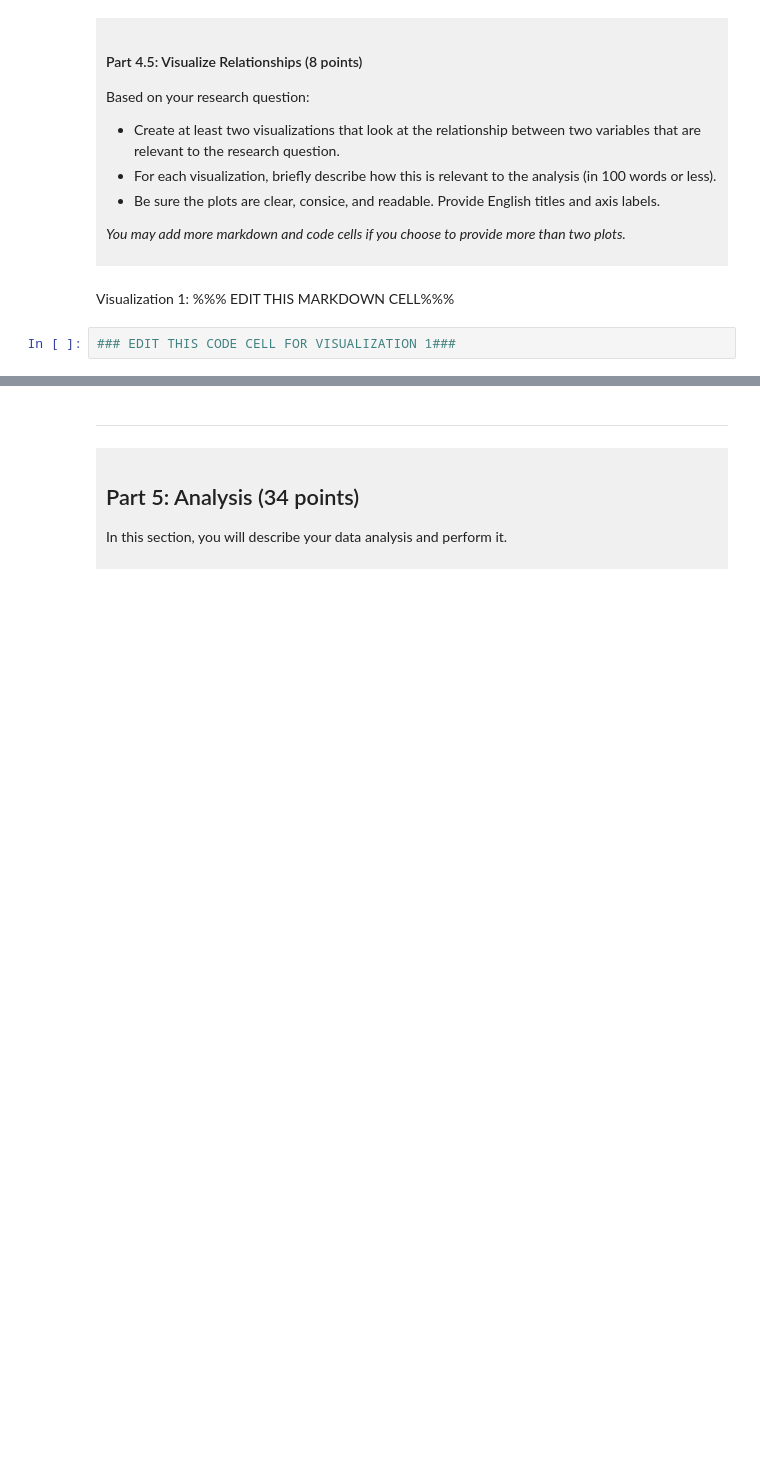
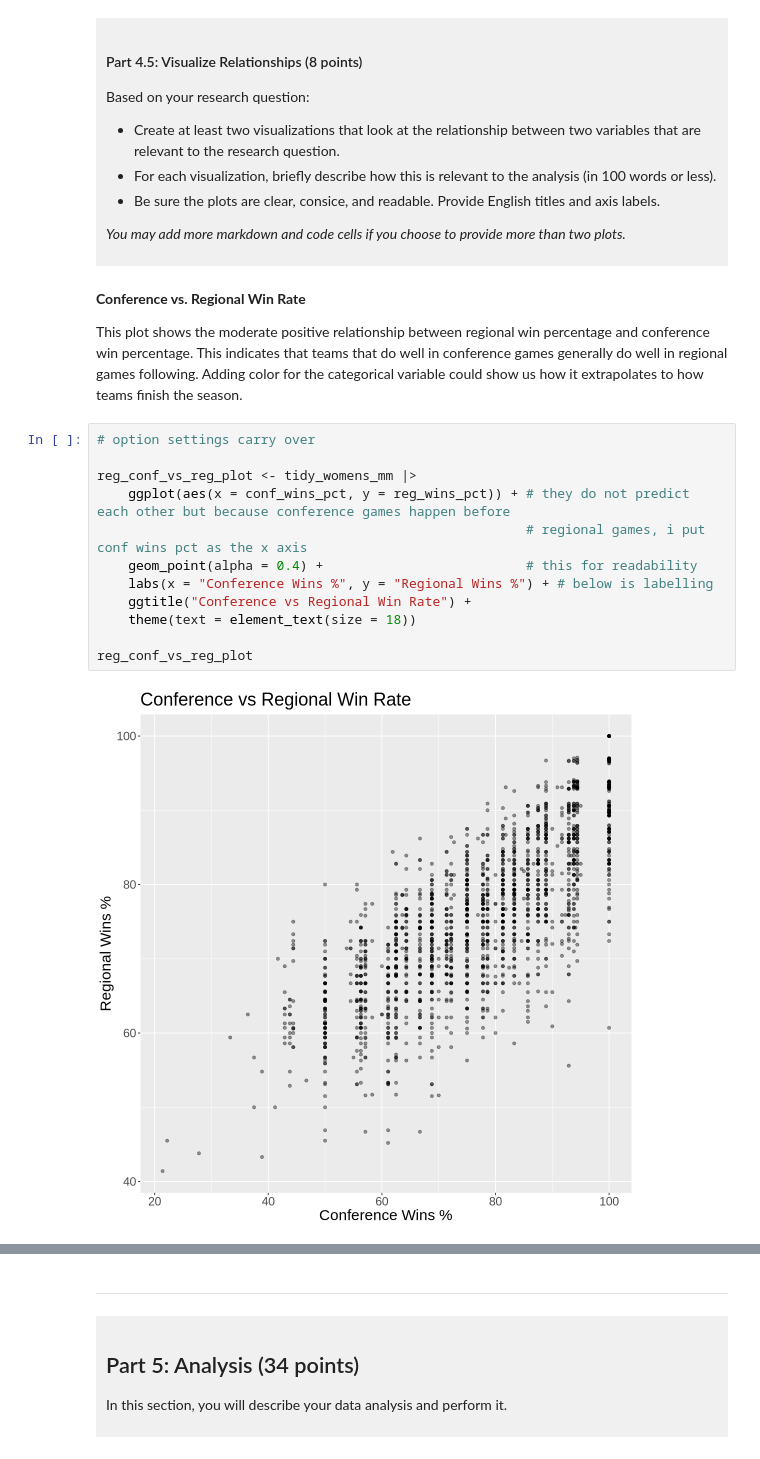
Before and after one commit to PiaoyiWu/dsci-100-project-piaoyi-wu, a Jupyter notebook: dsci-100-project-notebook.ipynb, the cells around one changed output, grey strips where cells are left out. Drawn from its saved outputs; the diff is of its cells as text; blank space fills up the shorter version.

```diff
--- a/dsci-100-project-notebook.ipynb
+++ b/dsci-100-project-notebook.ipynb
@@ -309,7 +406,21 @@ Based on your research question:
 *You may add more markdown and code cells if you choose to provide more than two plots.*
 </div>
 # %% [markdown]
-Visualization 1: %%% EDIT THIS MARKDOWN CELL%%%
+**Conference vs. Regional Win Rate**
+
+This plot shows the moderate positive relationship between regional win percentage and conference win percentage. This indicates that teams that do well in conference games generally do well in regional games following. Adding color for the categorical variable could show us how it extrapolates to how teams finish the season.
 # %%
-### EDIT THIS CODE CELL FOR VISUALIZATION 1###
+# option settings carry over
+
+reg_conf_vs_reg_plot <- tidy_womens_mm |>
+    ggplot(aes(x = conf_wins_pct, y = reg_wins_pct)) + # they do not predict each other but because conference games happen before
+                                                       # regional games, i put conf wins pct as the x axis
+    geom_point(alpha = 0.4) +                          # this for readability
+    labs(x = "Conference Wins %", y = "Regional Wins %") + # below is labelling
+    ggtitle("Conference vs Regional Win Rate") +
+    theme(text = element_text(size = 18))
+
+reg_conf_vs_reg_plot
+# %% [output]
+[figure, added]
 # %% [markdown]
```
Also changed, not shown: parts of 12 cells of this notebook.
